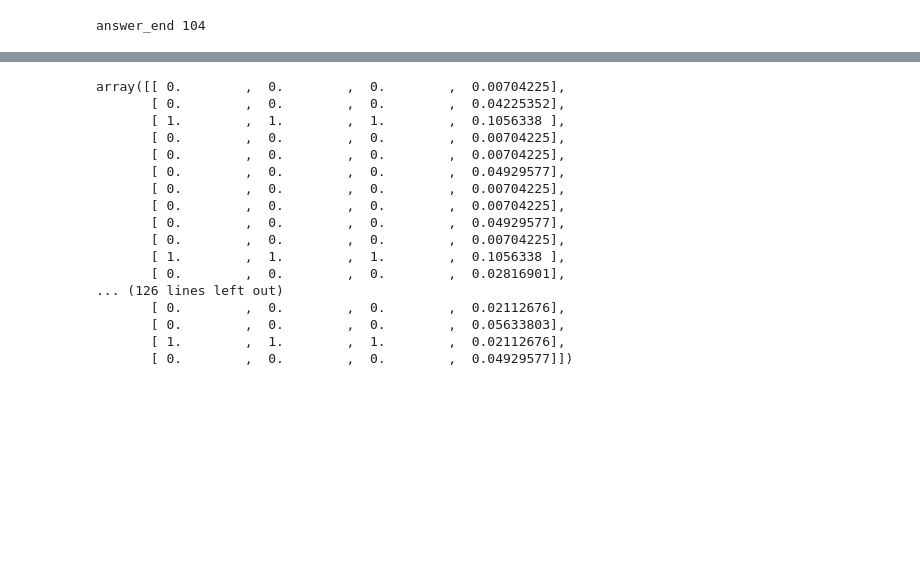
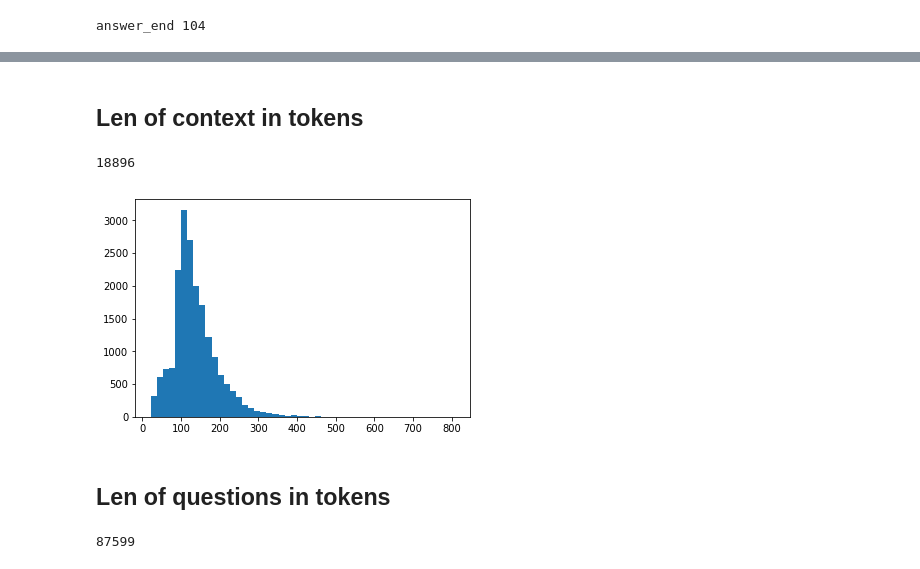
Before and after one commit to cutlass90/DrQA-Tensorflow, a Jupyter notebook: analize_dataset.ipynb, the cells around one changed output, grey strips where cells are left out. Drawn from its saved outputs; the diff is of its cells as text; code cells hidden in the pictures; blank space fills up the shorter version.

```diff
--- a/analize_dataset.ipynb
+++ b/analize_dataset.ipynb
@@ -567,20 +259,17 @@ padded.shape
-# %%
-x
-# %% [output]
-array([[ 0.        ,  0.        ,  0.        ,  0.00704225],
-       [ 0.        ,  0.        ,  0.        ,  0.04225352],
-       [ 1.        ,  1.        ,  1.        ,  0.1056338 ],
-       [ 0.        ,  0.        ,  0.        ,  0.00704225],
-       [ 0.        ,  0.        ,  0.        ,  0.00704225],
-       [ 0.        ,  0.        ,  0.        ,  0.04929577],
-       [ 0.        ,  0.        ,  0.        ,  0.00704225],
-       [ 0.        ,  0.        ,  0.        ,  0.00704225],
-       [ 0.        ,  0.        ,  0.        ,  0.04929577],
-       [ 0.        ,  0.        ,  0.        ,  0.00704225],
-       [ 1.        ,  1.        ,  1.        ,  0.1056338 ],
-       [ 0.        ,  0.        ,  0.        ,  0.02816901],
-... (126 lines left out)
-       [ 0.        ,  0.        ,  0.        ,  0.02112676],
-       [ 0.        ,  0.        ,  0.        ,  0.05633803],
-       [ 1.        ,  1.        ,  1.        ,  0.02112676],
-       [ 0.        ,  0.        ,  0.        ,  0.04929577]])
+# %% [markdown]
+## Len of context in tokens
+# %%
+data = load_pickled_object('SQuAD/train.pkl')
+# %%
+context_lens = [len(p.context_tokens) for p in data]
+# %%
+len(context_lens)
+# %% [output]
+18896
+# %%
+plt.hist(context_lens, bins=50)
+plt.show()
+# %% [output]
+[figure, added]
+# %% [markdown]
+## Len of questions in tokens
@@ -586,0 +278,4 @@ array([[ 0.        ,  0.        ,  0.        ,  0.00704225],
+# %%
+len(q_lens)
+# %% [output]
+87599
```
Also changed, not shown: parts of 71 cells of this notebook, 3 other files.
